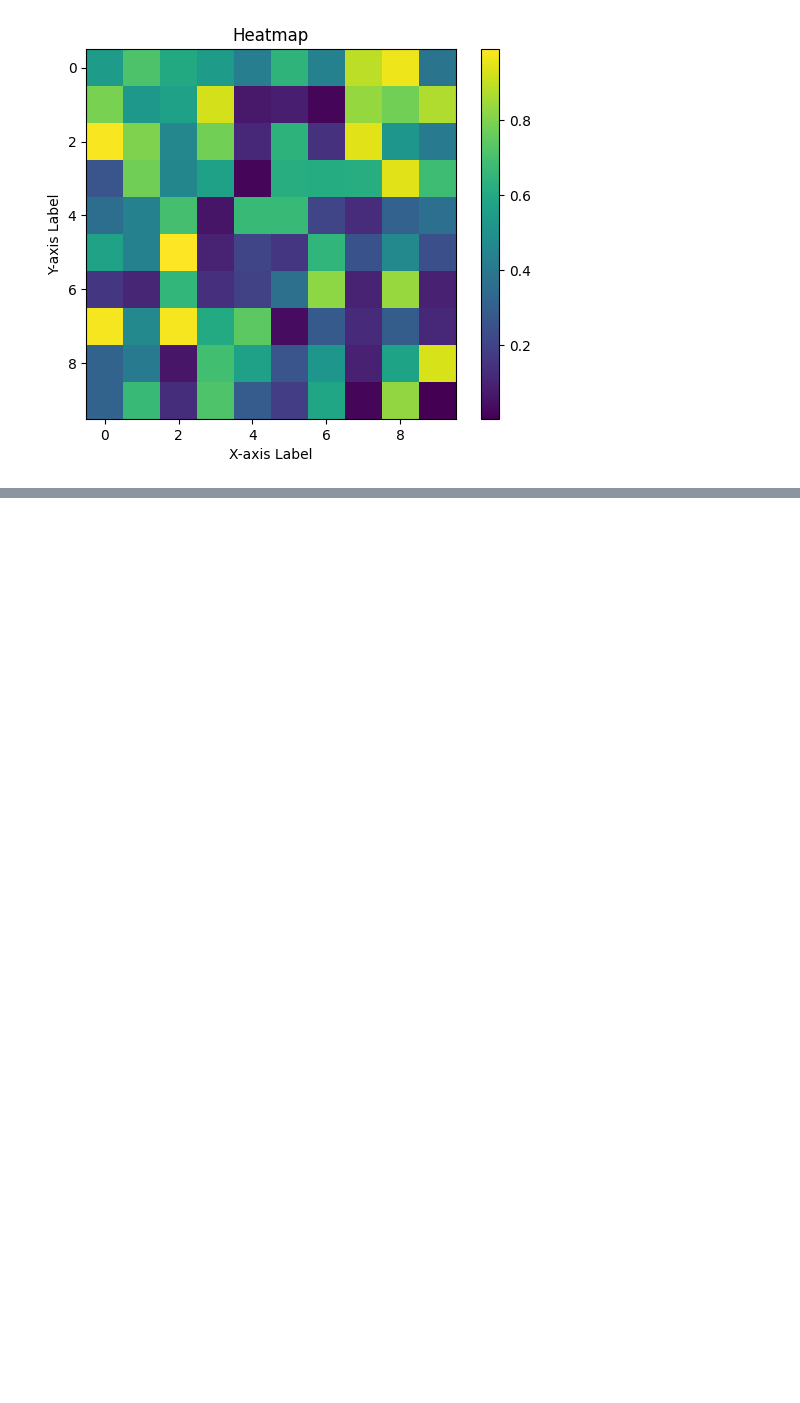
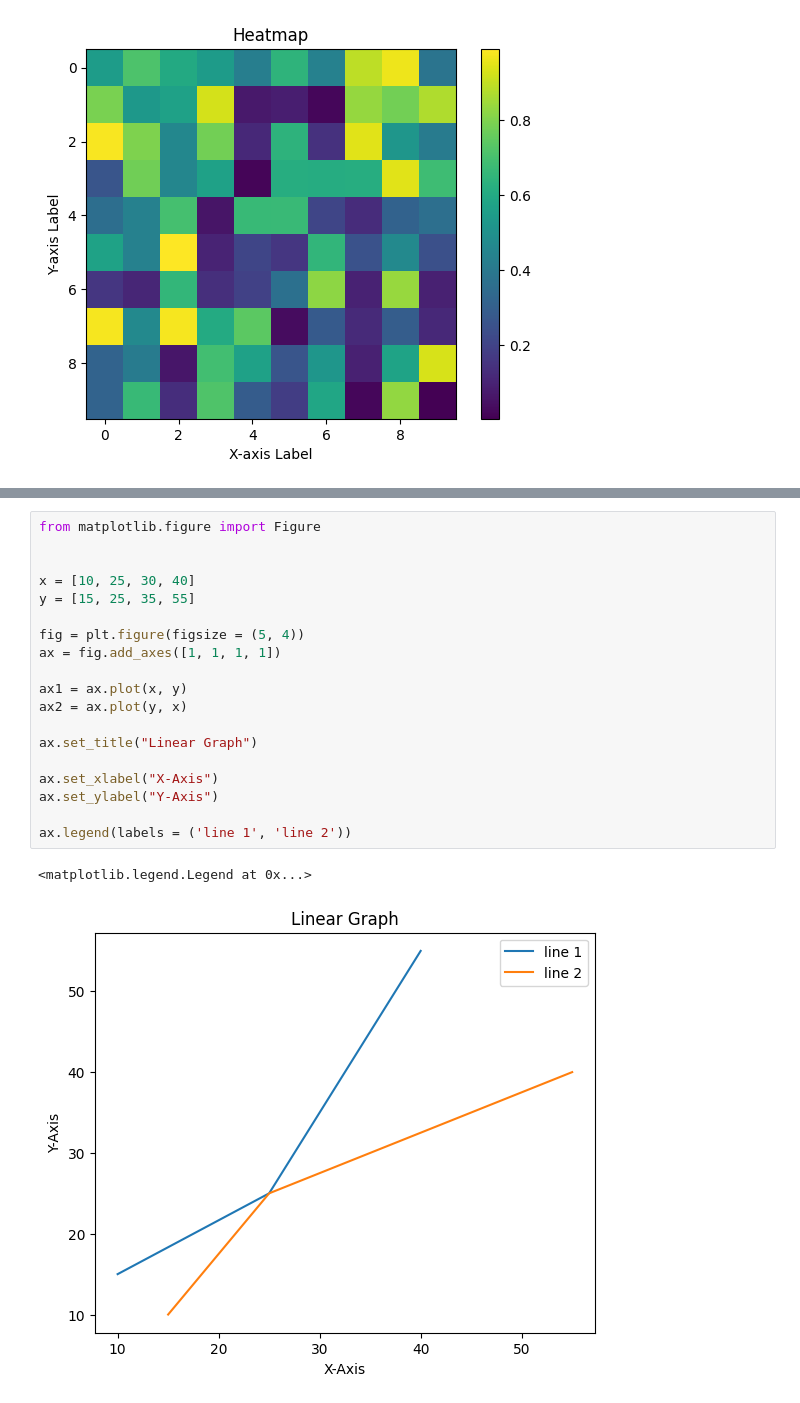
Before and after one commit to MuhammadjonArabov/Python-For-Data-Analytics, a Jupyter notebook: Visualization.ipynb, the cells around one changed output, grey strips where cells are left out. Cells and saved outputs as stored; diff of their text form; blank space fills up the shorter version.

```diff
--- a/Visualization.ipynb
+++ b/Visualization.ipynb
@@ -53,0 +100,22 @@ plt.show()
+# %%
+from matplotlib.figure import Figure
+
+
+x = [10, 25, 30, 40]
+y = [15, 25, 35, 55]
+
+fig = plt.figure(figsize = (5, 4))
+ax = fig.add_axes([1, 1, 1, 1])
+
+ax1 = ax.plot(x, y)
+ax2 = ax.plot(y, x)
+
+ax.set_title("Linear Graph")
+
+ax.set_xlabel("X-Axis")
+ax.set_ylabel("Y-Axis")
+
+ax.legend(labels = ('line 1', 'line 2'))
+# %% [output]
+<matplotlib.legend.Legend at 0x...>
+[figure, added]
```
Also changed, not shown: parts of 3 cells of this notebook.
